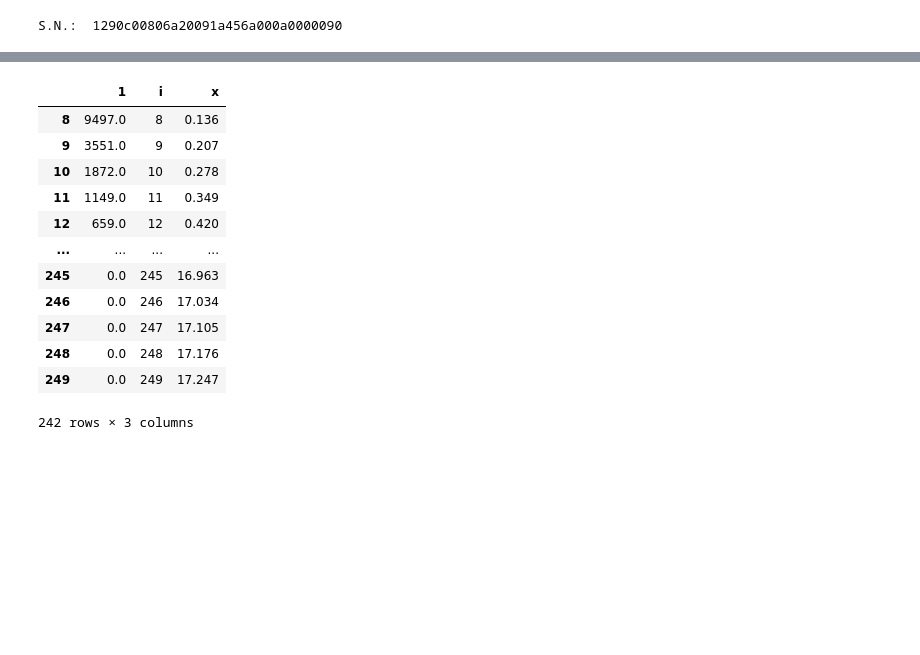
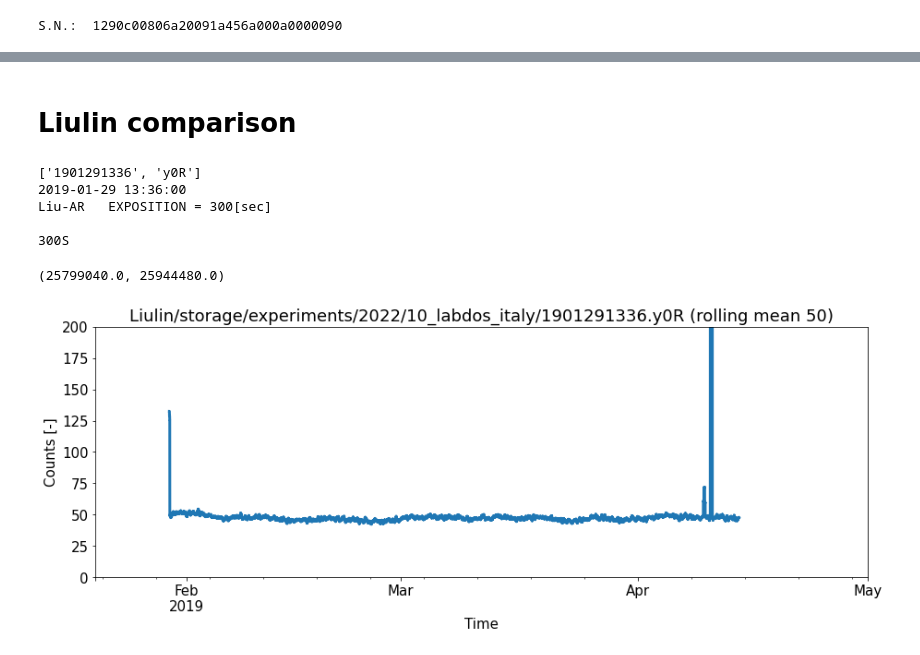
Before and after one commit to UniversalScientificTechnologies/LABDOS01, a Jupyter notebook: notebooks/data-parser.ipynb, the cells around one changed output, grey strips where cells are left out. Cells and saved outputs as stored; diff of their text form; code cells hidden in the pictures; blank space fills up the shorter version.

```diff
--- a/notebooks/data-parser.ipynb
+++ b/notebooks/data-parser.ipynb
@@ -230,16 +251,2 @@ None
-# %%
-e1
-# %% [output]
-|  | 1 | i | x |
-| 8 | 9497.0 | 8 | 0.136 |
-| 9 | 3551.0 | 9 | 0.207 |
-| 10 | 1872.0 | 10 | 0.278 |
-| 11 | 1149.0 | 11 | 0.349 |
-| 12 | 659.0 | 12 | 0.420 |
-| ... | ... | ... | ... |
-| 245 | 0.0 | 245 | 16.963 |
-| 246 | 0.0 | 246 | 17.034 |
-| 247 | 0.0 | 247 | 17.105 |
-| 248 | 0.0 | 248 | 17.176 |
-| 249 | 0.0 | 249 | 17.247 |
-242 rows × 3 columns
+# %% [markdown]
+# Liulin comparison
@@ -245,0 +262,46 @@ e1
+# %%
+filename = '/storage/experiments/2022/10_labdos_italy/1901291336.y0R'
+
+# extract time
+path = filename.split('/')
+time = path[-1].split('.')
+print (time)
+date_object = datetime.datetime.strptime(time[0], '%y%m%d%H%M')
+print (date_object)
+
+# read data
+liulin = pd.read_csv(filename, header = None, sep = ' ', skiprows = 1) # read Liulin data Y
+liulin = liulin.drop(256, axis=1) # delete last empty column
+infile = open(filename, 'r')
+header = infile.readline()
+print (header) # print data header
+#exposition = header.split(' ')[4].split('[')[0] # extract exposition time
+exposition = header.split()[3].split('[')[0] # Italian Liulin
+exposition_val = float(exposition)
+exposition += 'S'
+print (exposition)
+# %% [output]
+['1901291336', 'y0R']
+2019-01-29 13:36:00
+Liu-AR   EXPOSITION = 300[sec]
+
+300S
+# %%
+liulin_data = pd.DataFrame(index = pd.date_range(date_object, freq=exposition, periods=len(liulin)).tolist(), data = liulin.values)
+liulin_data['flux'] = liulin_data[range(0,256)].sum(axis=1)
+
+WINDOW = 50
+liulin_data['flux'] = liulin_data['flux'].rolling(WINDOW).mean()
+
+#liulin_data
+plt.figure(figsize=(15, 5))
+matplotlib.rcParams.update({'font.size': 15})
+liulin_data['flux'].plot(drawstyle='steps', linewidth=3)
+plt.title('Liulin' + filename + ' (rolling mean ' + str(WINDOW) + ')')
+plt.ylabel('Counts [-]')
+plt.xlabel('Time')
+plt.ylim(0, 200)
+plt.xlim('2019-01-20','2019-05')
+# %% [output]
+(25799040.0, 25944480.0)
+[figure, added]
```
Also changed, not shown: parts of 20 cells of this notebook.
